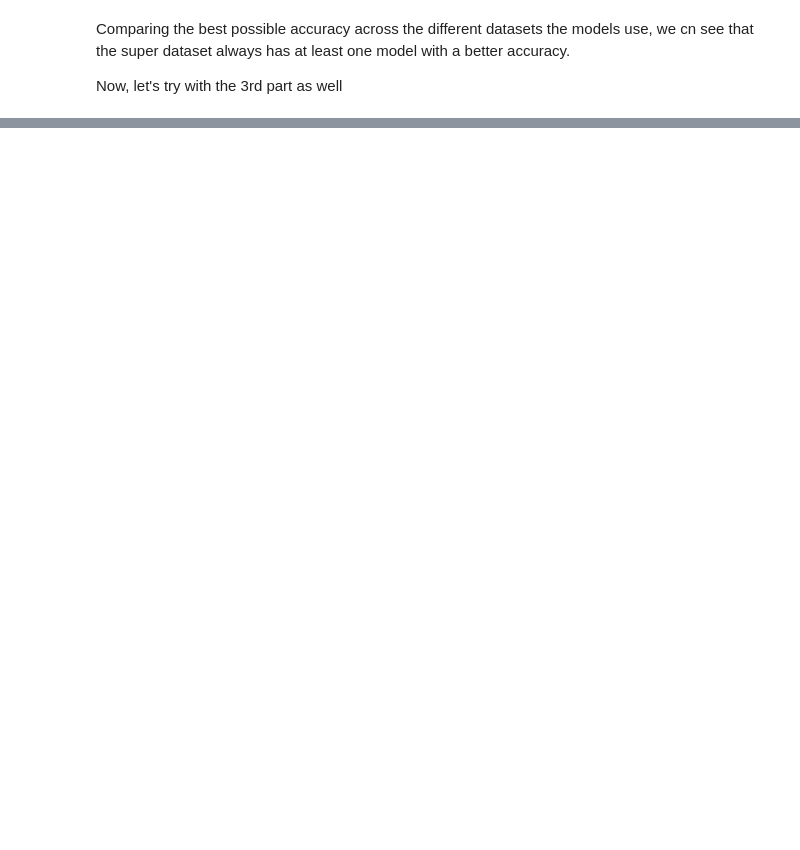
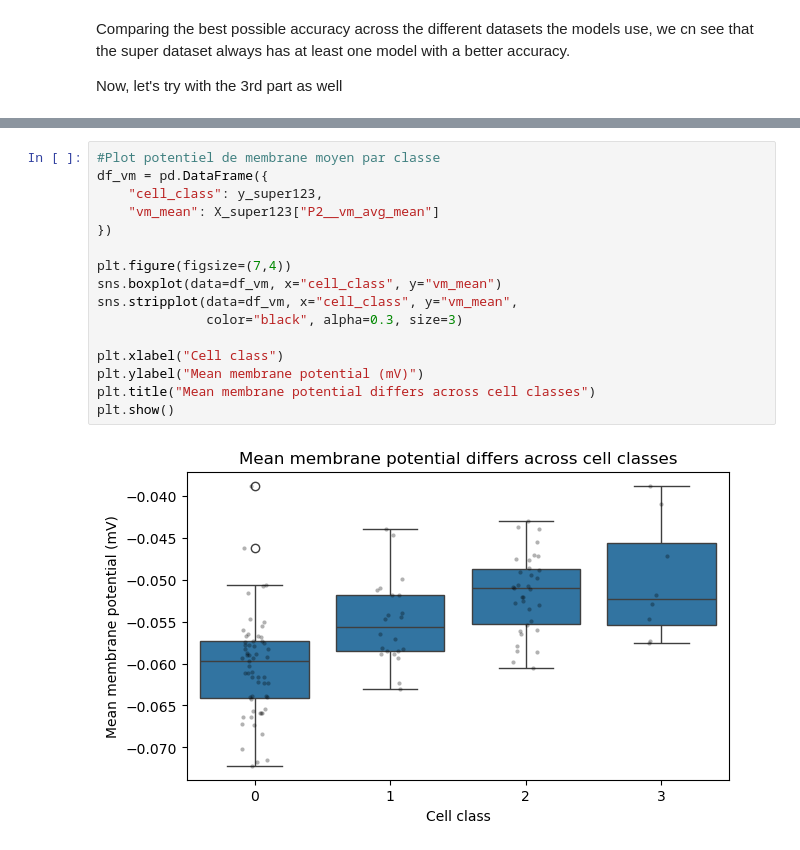
Before and after one commit to Ghali-Jaidi/Neuroscience-, a Jupyter notebook: Models.ipynb, the cells around one changed output, grey strips where cells are left out. Drawn from its saved outputs; the diff is of its cells as text; blank space fills up the shorter version.

```diff
--- a/Models.ipynb
+++ b/Models.ipynb
@@ -595,0 +620,18 @@ SUMMARY OF ALL RESULTS:
+# %%
+#Plot potentiel de membrane moyen par classe
+df_vm = pd.DataFrame({
+    "cell_class": y_super123,
+    "vm_mean": X_super123["P2__vm_avg_mean"]
+})
+
+plt.figure(figsize=(7,4))
+sns.boxplot(data=df_vm, x="cell_class", y="vm_mean")
+sns.stripplot(data=df_vm, x="cell_class", y="vm_mean",
+              color="black", alpha=0.3, size=3)
+
+plt.xlabel("Cell class")
+plt.ylabel("Mean membrane potential (mV)")
+plt.title("Mean membrane potential differs across cell classes")
+plt.show()
+# %% [output]
+[figure, added]
```
Also changed, not shown: parts of 6 cells of this notebook.
